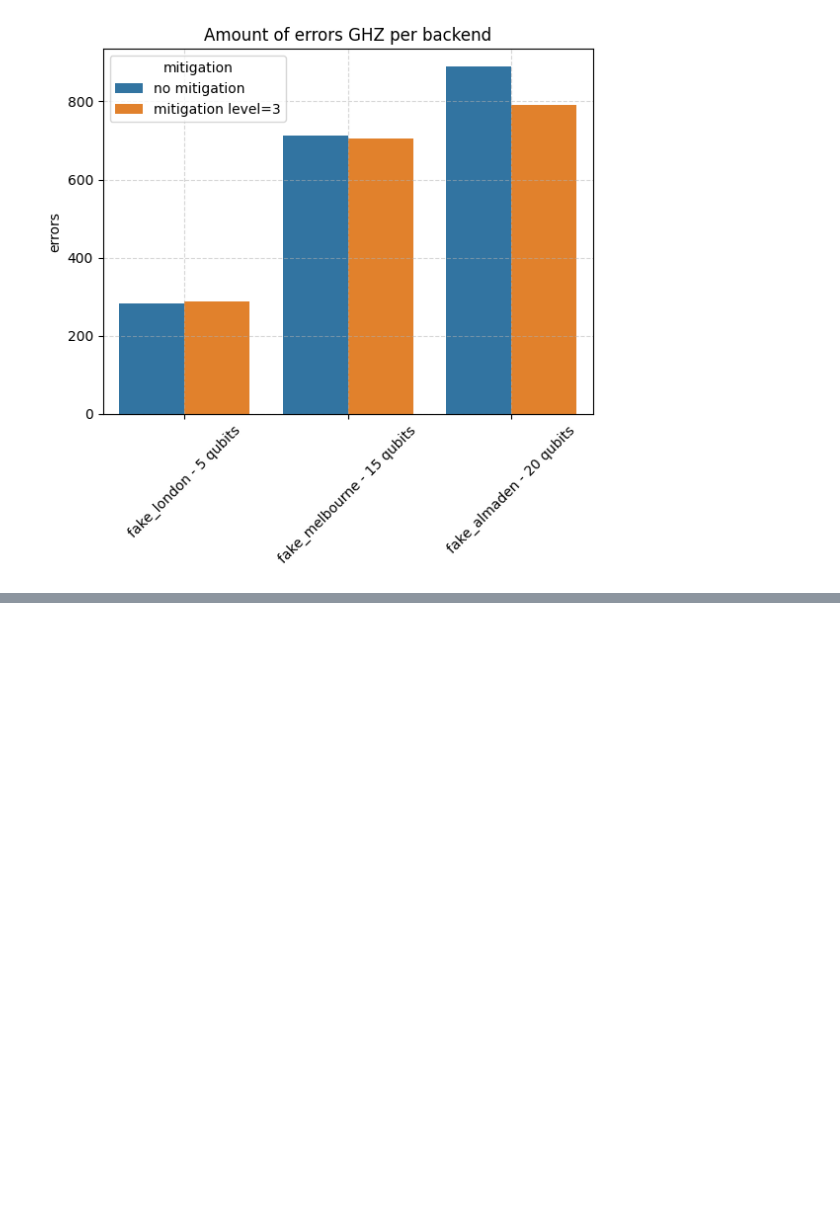
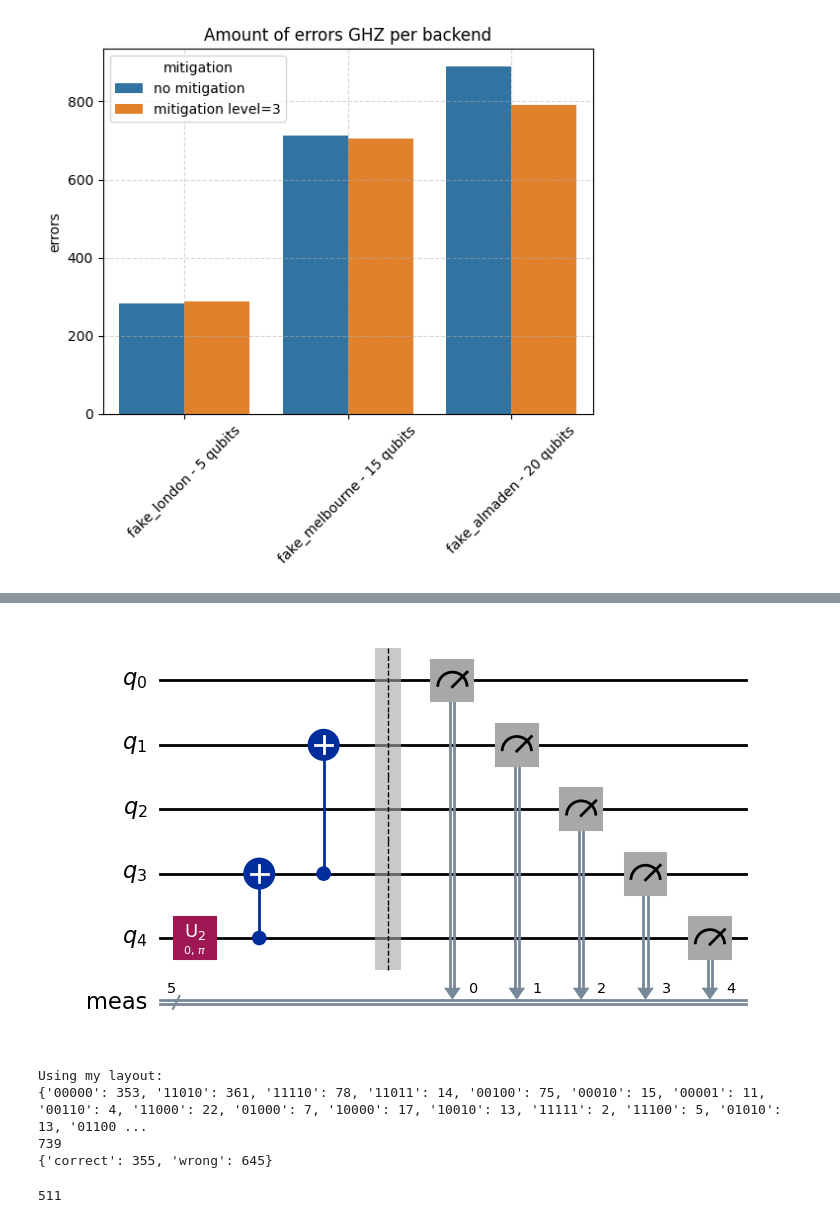
Before and after one commit to Dpbm/scientific-research-2-qec-and-qem, a Jupyter notebook: src/ghz.ipynb, the cells around one changed output, grey strips where cells are left out. Drawn from its saved outputs; the diff is of its cells as text; code cells hidden in the pictures; blank space fills up the shorter version.

```diff
--- a/src/ghz.ipynb
+++ b/src/ghz.ipynb
@@ -232,0 +261,24 @@ plt.show()
+# %%
+qc = QuantumCircuit(5)
+qc.append(U2Gate(0, np.pi), [4])
+qc.cx(4,3)
+qc.cx(3,1)
+qc.measure_all()
+qc.draw('mpl')
+# %% [output]
+[figure, added]
+# %%
+print("Using my layout: ")
+counts = get_counts(qc, example_backend, opt=0)
+print(counts)
+print(sum([v for k,v in counts.items() if k.startswith('0000') or k.startswith('1101')]))
+print(amount_of_errors_ghz(counts))
+# %% [output]
+Using my layout:
+{'00000': 353, '11010': 361, '11110': 78, '11011': 14, '00100': 75, '00010': 15, '00001': 11, '00110': 4, '11000': 22, '01000': 7, '10000': 17, '10010': 13, '11111': 2, '11100': 5, '01010': 13, '01100 ...
+739
+{'correct': 355, 'wrong': 645}
+# %%
+58+74+379
+# %% [output]
+511
```
Also changed, not shown: parts of 8 cells of this notebook, 4 other files.
